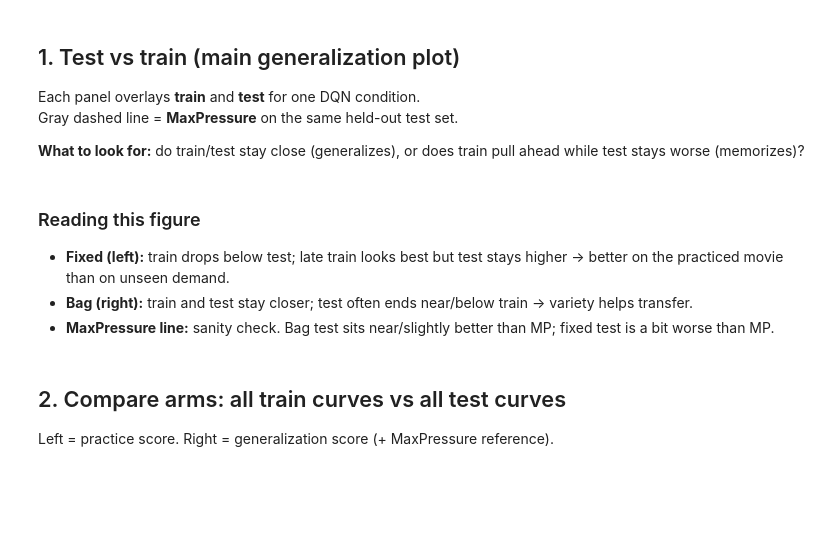
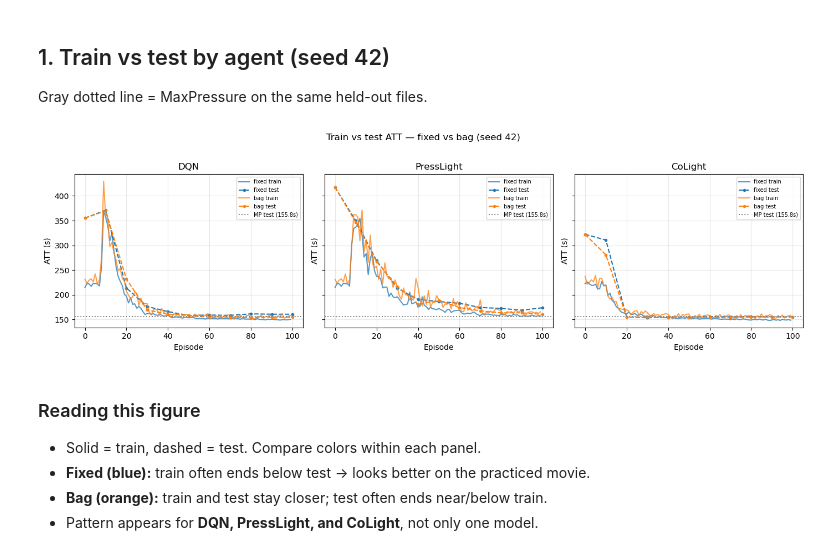
Before and after one commit to sal0-h/LibSignal, a Jupyter notebook: result_analysis/demand_bag_1200_dqn.ipynb, the cells around one changed output. Cells and saved outputs as stored; diff of their text form; code cells hidden in the pictures; blank space fills up the shorter version.

Commit message:
Extend demand-bag notebook with PressLight and CoLight results.
Co-authored-by: Cursor <cursoragent@cursor.com>

```diff
--- a/result_analysis/demand_bag_1200_dqn.ipynb
+++ b/result_analysis/demand_bag_1200_dqn.ipynb
@@ -68,42 +75,33 @@ print(f'MaxPressure held-out mean ATT = {MP_TEST_ATT:.1f} s  (n=3 hold files)')
-# %% [markdown]
-## 1. Test vs train (main generalization plot)
-
-Each panel overlays **train** and **test** for one DQN condition.
-Gray dashed line = **MaxPressure** on the same held-out test set.
-
-**What to look for:** do train/test stay close (generalizes), or does train pull ahead while test stays worse (memorizes)?
+# %% [markdown]
+## 1. Train vs test by agent (seed 42)
+
+Gray dotted line = MaxPressure on the same held-out files.
 # %%
-fig, axes = plt.subplots(1, 2, figsize=(11, 4), sharey=True)
+agents = ['DQN', 'PressLight', 'CoLight']
+fig, axes = plt.subplots(1, 3, figsize=(14, 4), sharey=True)
 
-for ax, condition, title in [
-    (axes[0], 'fixed', 'Fixed — train vs test'),
-    (axes[1], 'bag', 'Bag — train vs test'),
-]:
-    for seed, ls in [(42, '-'), (43, '--')]:
-        tr = train[(train.condition == condition) & (train.seed == seed)]
-        te = heldout[(heldout.condition == condition) & (heldout.seed == seed)]
-        ax.plot(tr.episode, tr.travel_time, color='C0', ls=ls, alpha=0.85,
-                label=f'train seed {seed}')
-        ax.plot(te.episode, te.travel_time, color='C3', ls=ls, marker='o', ms=3,
-                label=f'test (held-out) seed {seed}')
-    ax.axhline(MP_TEST_ATT, color='gray', ls=':', lw=1.5,
-               label=f'MaxPressure test ({MP_TEST_ATT:.1f}s)')
-    ax.set_title(title)
+for ax, agent in zip(axes, agents):
+    for condition, color in [('fixed', 'C0'), ('bag', 'C1')]:
+        tr = train[(train.agent == agent) & (train.condition == condition) & (train.seed == 42)]
+        te = heldout[(heldout.agent == agent) & (heldout.condition == condition) & (heldout.seed == 42)]
+        ax.plot(tr.episode, tr.travel_time, color=color, ls='-', alpha=0.75, label=f'{condition} train')
+        ax.plot(te.episode, te.travel_time, color=color, ls='--', marker='o', ms=3, label=f'{condition} test')
+    ax.axhline(MP_TEST_ATT, color='gray', ls=':', lw=1.4, label=f'MP test ({MP_TEST_ATT:.1f}s)')
+    ax.set_title(agent)
     ax.set_xlabel('Episode')
-    ax.set_ylabel('Average travel time (s)')
+    ax.set_ylabel('ATT (s)')
     ax.grid(True, alpha=0.3)
     ax.legend(fontsize=7, loc='upper right')
 
-fig.suptitle('Train vs test ATT (lower is better)', y=1.02)
+fig.suptitle('Train vs test ATT — fixed vs bag (seed 42)', y=1.02)
 fig.tight_layout()
 plt.show()
+# %% [output]
+[figure, added]
 # %% [markdown]
 ### Reading this figure
 
-- **Fixed (left):** train drops below test; late train looks best but test stays higher → better on the practiced movie than on unseen demand.
-- **Bag (right):** train and test stay closer; test often ends near/below train → variety helps transfer.
-- **MaxPressure line:** sanity check. Bag test sits near/slightly better than MP; fixed test is a bit worse than MP.
+- Solid = train, dashed = test. Compare colors within each panel.
+- **Fixed (blue):** train often ends below test → looks better on the practiced movie.
+- **Bag (orange):** train and test stay closer; test often ends near/below train.
+- Pattern appears for **DQN, PressLight, and CoLight**, not only one model.
-# %% [markdown]
-## 2. Compare arms: all train curves vs all test curves
-
-Left = practice score. Right = generalization score (+ MaxPressure reference).
```
Also changed, not shown: parts of 13 cells of this notebook.
